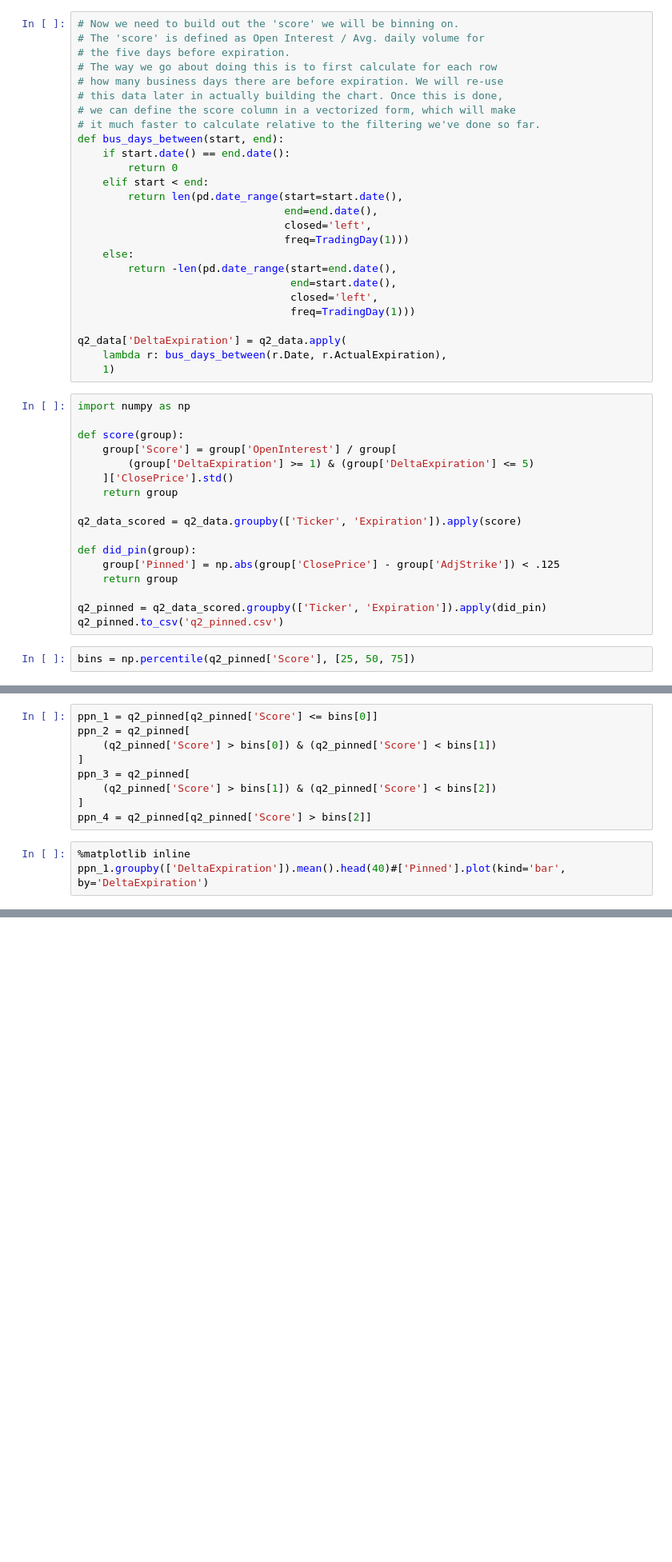
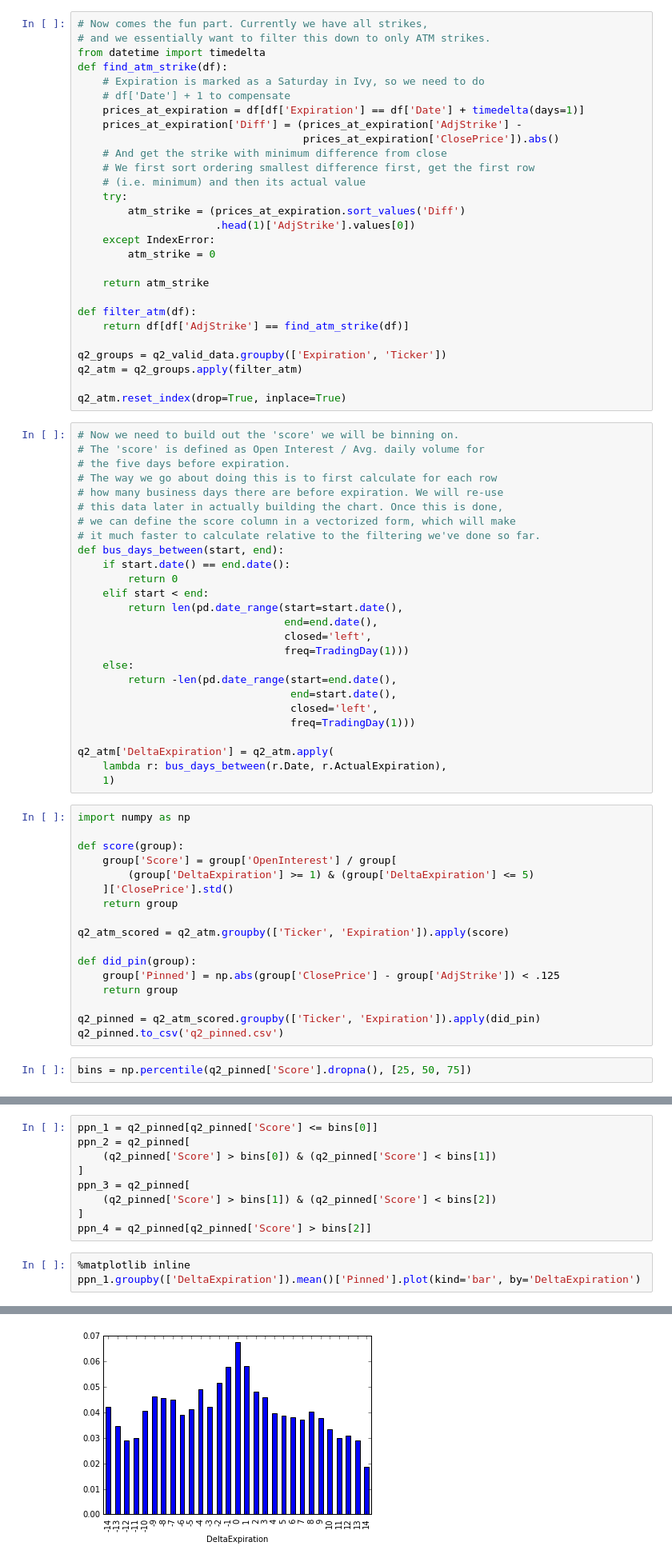
Before and after one commit to bspeice/experimental-finance, a Jupyter notebook: problem_set_4/Q2-3.ipynb, the cells around one changed output, grey strips where cells are left out. Shown at 80% size. Drawn from its saved outputs; the diff is of its cells as text; blank space fills up the shorter version.

Commit message:
Fix ATM filtering Do most of it in SQL to reduce data coming back. Do the rest in memory

```diff
--- a/problem_set_4/Q2-3.ipynb
+++ b/problem_set_4/Q2-3.ipynb
@@ -47,3 +52,31 @@ q2_valid_data.head()
+# %%
+# Now comes the fun part. Currently we have all strikes,
+# and we essentially want to filter this down to only ATM strikes.
+from datetime import timedelta
+def find_atm_strike(df):
+    # Expiration is marked as a Saturday in Ivy, so we need to do
+    # df['Date'] + 1 to compensate
+    prices_at_expiration = df[df['Expiration'] == df['Date'] + timedelta(days=1)]
+    prices_at_expiration['Diff'] = (prices_at_expiration['AdjStrike'] -
+                                    prices_at_expiration['ClosePrice']).abs()
+    # And get the strike with minimum difference from close
+    # We first sort ordering smallest difference first, get the first row
+    # (i.e. minimum) and then its actual value
+    try:
+        atm_strike = (prices_at_expiration.sort_values('Diff')
+                      .head(1)['AdjStrike'].values[0])
+    except IndexError:
+        atm_strike = 0
+
+    return atm_strike
+
+def filter_atm(df):
+    return df[df['AdjStrike'] == find_atm_strike(df)]
+
+q2_groups = q2_valid_data.groupby(['Expiration', 'Ticker'])
+q2_atm = q2_groups.apply(filter_atm)
+
+q2_atm.reset_index(drop=True, inplace=True)
 # %%
 # Now we need to build out the 'score' we will be binning on.
 # The 'score' is defined as Open Interest / Avg. daily volume for
@@ -67,7 +100,7 @@ def bus_days_between(start, end):
                                   closed='left',
                                   freq=TradingDay(1)))
 
-q2_data['DeltaExpiration'] = q2_data.apply(
+q2_atm['DeltaExpiration'] = q2_atm.apply(
     lambda r: bus_days_between(r.Date, r.ActualExpiration),
     1)
 # %%
@@ -79,13 +112,13 @@ def score(group):
     ]['ClosePrice'].std()
     return group
 
-q2_data_scored = q2_data.groupby(['Ticker', 'Expiration']).apply(score)
+q2_atm_scored = q2_atm.groupby(['Ticker', 'Expiration']).apply(score)
 
 def did_pin(group):
     group['Pinned'] = np.abs(group['ClosePrice'] - group['AdjStrike']) < .125
     return group
 
-q2_pinned = q2_data_scored.groupby(['Ticker', 'Expiration']).apply(did_pin)
+q2_pinned = q2_atm_scored.groupby(['Ticker', 'Expiration']).apply(did_pin)
 q2_pinned.to_csv('q2_pinned.csv')
 # %%
-bins = np.percentile(q2_pinned['Score'], [25, 50, 75])
+bins = np.percentile(q2_pinned['Score'].dropna(), [25, 50, 75])
@@ -102,4 +133,5 @@ ppn_3 = q2_pinned[
 ppn_4 = q2_pinned[q2_pinned['Score'] > bins[2]]
 # %%
 %matplotlib inline
-ppn_1.groupby(['DeltaExpiration']).mean().head(40)#['Pinned'].plot(kind='bar', by='DeltaExpiration')
+ppn_1.groupby(['DeltaExpiration']).mean()['Pinned'].plot(kind='bar', by='DeltaExpiration')
+# %% [output]
@@ -106,2 +139,3 @@ ppn_1.groupby(['DeltaExpiration']).mean().head(40)#['Pinned'].plot(kind='bar', b
+[figure, added]
 # %%
 ppn_2.groupby(['DeltaExpiration']).mean()['Pinned'].plot(kind='bar', by='DeltaExpiration')
```
Also changed, not shown: parts of 15 cells of this notebook, 1 other file.
